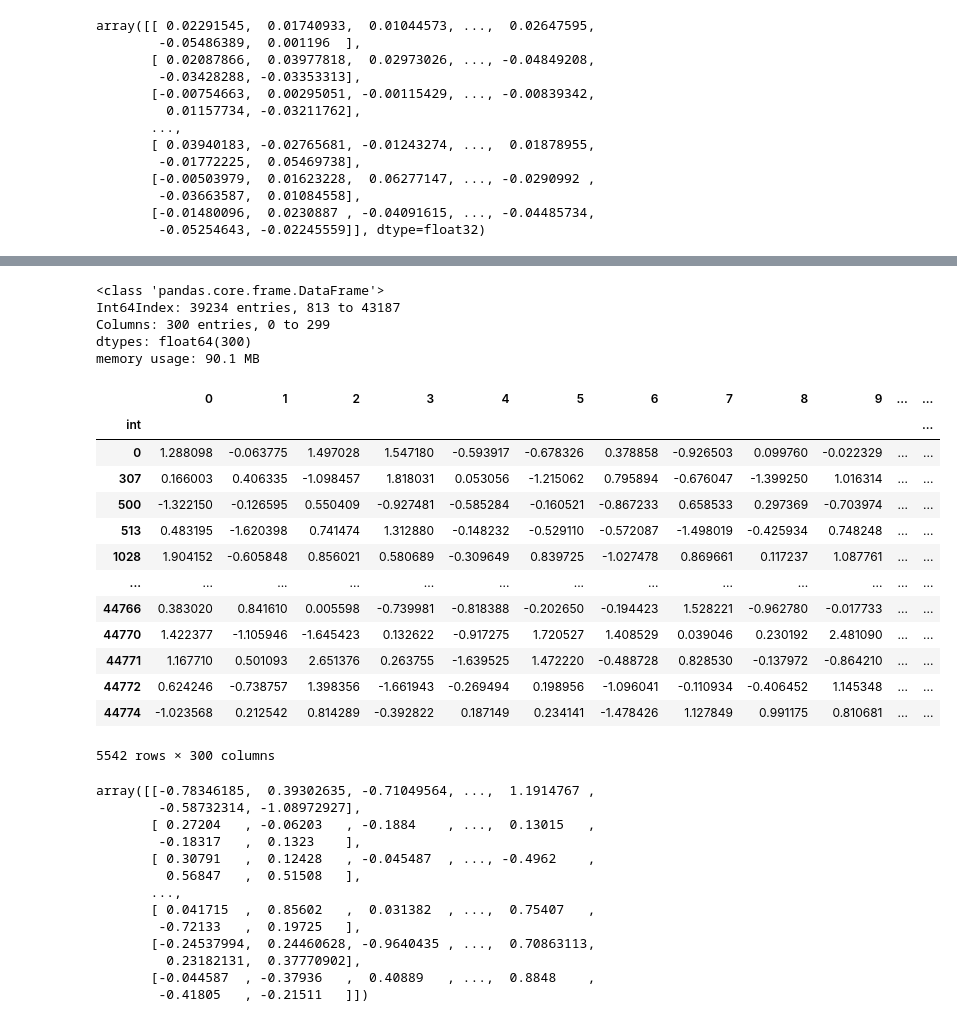
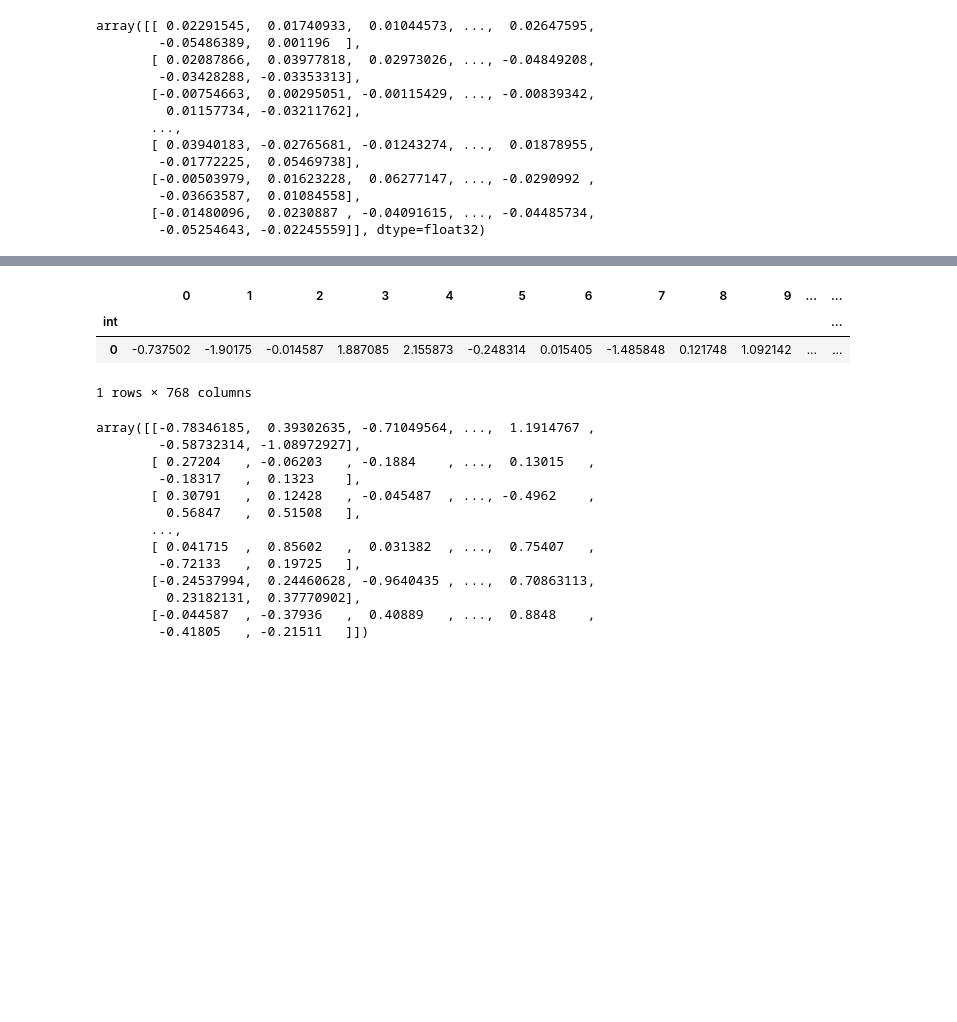
Before and after one commit to baebae-dev/SNU_DLab, a Jupyter notebook: TANR_Bert/src/word_embedding.ipynb, the cells around one changed output, grey strips where cells are left out. Cells and saved outputs as stored; diff of their text form; code cells hidden in the pictures; blank space fills up the shorter version.

```diff
--- a/TANR_Bert/src/word_embedding.ipynb
+++ b/TANR_Bert/src/word_embedding.ipynb
@@ -132,32 +135,14 @@ merged
-# %%
-merged.info()
-# %% [output]
-<class 'pandas.core.frame.DataFrame'>
-Int64Index: 39234 entries, 813 to 43187
-Columns: 300 entries, 0 to 299
-dtypes: float64(300)
-memory usage: 90.1 MB
 # %%
-missed_index = np.setdiff1d(np.arange(len(word2int) + 1),
-                            merged.index.values)
-missed_embedding = pd.DataFrame(data=np.random.normal(
-    size=(len(missed_index), 768)))
-missed_embedding['int'] = missed_index
-missed_embedding.set_index('int', inplace=True)
-missed_embedding
+# missed_index = np.setdiff1d(np.arange(len(word2int) + 1),
+#                             merged.index.values)
+# missed_embedding = pd.DataFrame(data=np.random.normal(
+#     size=(len(missed_index), 768)))
+# missed_embedding['int'] = missed_index
+# missed_embedding.set_index('int', inplace=True)
+# missed_embedding
 # %% [output]
 |  | 0 | 1 | 2 | 3 | 4 | 5 | 6 | 7 | 8 | 9 | ... | ... |
 | int |  |  |  |  |  |  |  |  |  |  |  | ... |
-| 0 | 1.288098 | -0.063775 | 1.497028 | 1.547180 | -0.593917 | -0.678326 | 0.378858 | -0.926503 | 0.099760 | -0.022329 | ... | ... |
-| 307 | 0.166003 | 0.406335 | -1.098457 | 1.818031 | 0.053056 | -1.215062 | 0.795894 | -0.676047 | -1.399250 | 1.016314 | ... | ... |
-| 500 | -1.322150 | -0.126595 | 0.550409 | -0.927481 | -0.585284 | -0.160521 | -0.867233 | 0.658533 | 0.297369 | -0.703974 | ... | ... |
-| 513 | 0.483195 | -1.620398 | 0.741474 | 1.312880 | -0.148232 | -0.529110 | -0.572087 | -1.498019 | -0.425934 | 0.748248 | ... | ... |
-| 1028 | 1.904152 | -0.605848 | 0.856021 | 0.580689 | -0.309649 | 0.839725 | -1.027478 | 0.869661 | 0.117237 | 1.087761 | ... | ... |
-| ... | ... | ... | ... | ... | ... | ... | ... | ... | ... | ... | ... | ... |
-| 44766 | 0.383020 | 0.841610 | 0.005598 | -0.739981 | -0.818388 | -0.202650 | -0.194423 | 1.528221 | -0.962780 | -0.017733 | ... | ... |
-| 44770 | 1.422377 | -1.105946 | -1.645423 | 0.132622 | -0.917275 | 1.720527 | 1.408529 | 0.039046 | 0.230192 | 2.481090 | ... | ... |
-| 44771 | 1.167710 | 0.501093 | 2.651376 | 0.263755 | -1.639525 | 1.472220 | -0.488728 | 0.828530 | -0.137972 | -0.864210 | ... | ... |
-| 44772 | 0.624246 | -0.738757 | 1.398356 | -1.661943 | -0.269494 | 0.198956 | -1.096041 | -0.110934 | -0.406452 | 1.145348 | ... | ... |
-| 44774 | -1.023568 | 0.212542 | 0.814289 | -0.392822 | 0.187149 | 0.234141 | -1.478426 | 1.127849 | 0.991175 | 0.810681 | ... | ... |
+| 0 | -0.737502 | -1.90175 | -0.014587 | 1.887085 | 2.155873 | -0.248314 | 0.015405 | -1.485848 | 0.121748 | 1.092142 | ... | ... |
-5542 rows × 300 columns
+1 rows × 768 columns
 # %%
```
Also changed, not shown: parts of 5 cells of this notebook, 37 other files.
